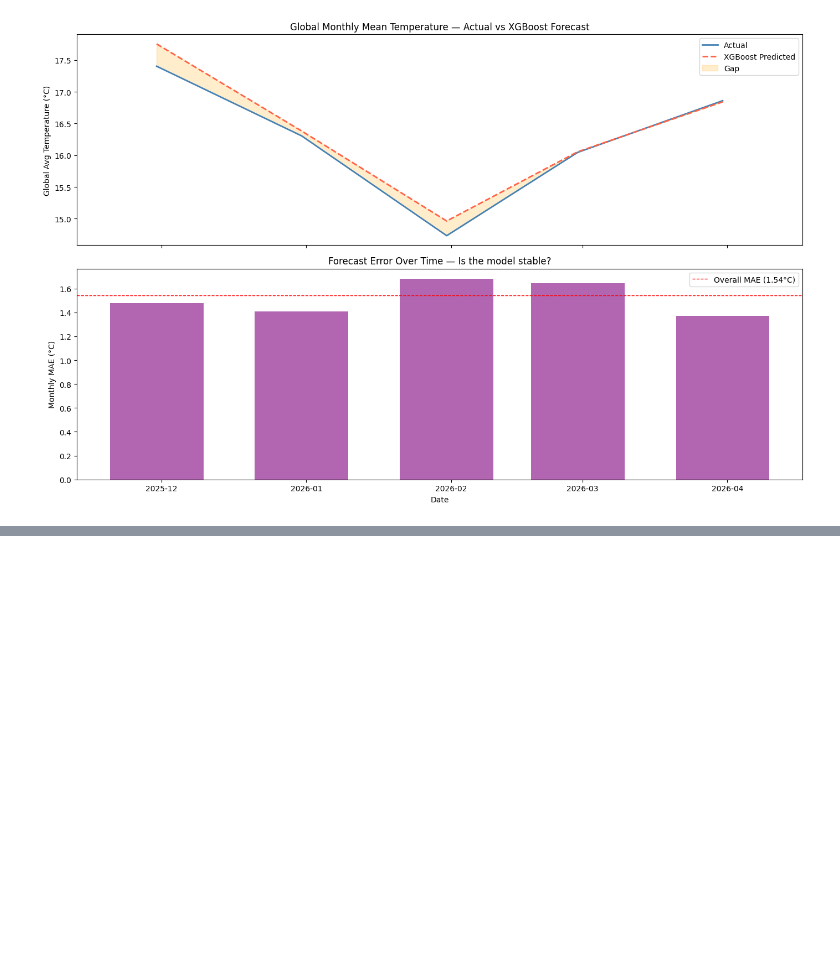
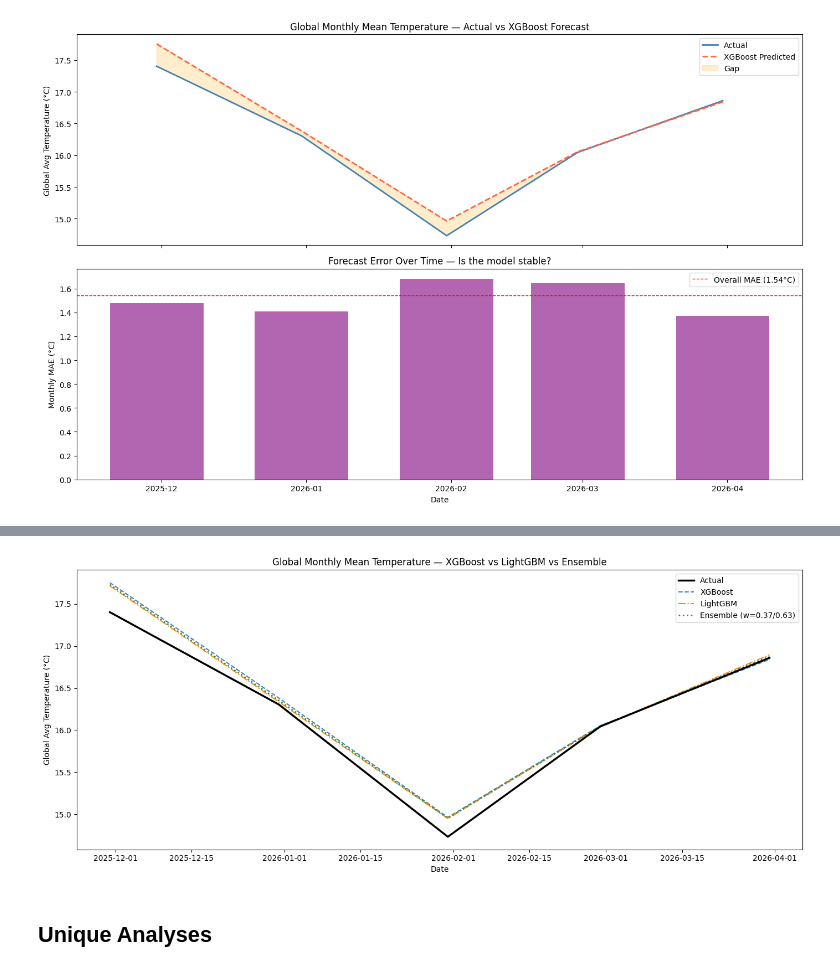
Before and after one commit to utidolas/PMAcceleratorData, a Jupyter notebook: model.ipynb, the cells around one changed output, grey strips where cells are left out. Cells and saved outputs as stored; diff of their text form; code cells hidden in the pictures; blank space fills up the shorter version.

```diff
--- a/model.ipynb
+++ b/model.ipynb
@@ -712,0 +1026,37 @@ plt.show()
+# %%
+#  TEMPORAL COMPARISON: All 3 models on global monthly mean
+
+ts_ens_df = test_feat[['last_updated', 'location_name']].copy()
+ts_ens_df['last_updated'] = pd.to_datetime(ts_ens_df['last_updated'])
+ts_ens_df['y_true']      = y_true_celsius
+ts_ens_df['xgb_pred']    = y_pred_celsius
+ts_ens_df['lgb_pred']    = y_pred_lgb_celsius
+ts_ens_df['ens_pred']    = y_ensemble_celsius
+
+monthly_cmp = ts_ens_df.set_index('last_updated').resample('ME').agg(
+    true_mean = ('y_true',   'mean'),
+    xgb_mean  = ('xgb_pred', 'mean'),
+    lgb_mean  = ('lgb_pred', 'mean'),
+    ens_mean  = ('ens_pred', 'mean'),
+).reset_index()
+
+fig, ax = plt.subplots(figsize=(14, 6))
+ax.plot(monthly_cmp['last_updated'], monthly_cmp['true_mean'],
+        color='black', linewidth=2.5, label='Actual', zorder=5)
+ax.plot(monthly_cmp['last_updated'], monthly_cmp['xgb_mean'],
+        color='steelblue', linewidth=1.5, linestyle='--', label='XGBoost')
+ax.plot(monthly_cmp['last_updated'], monthly_cmp['lgb_mean'],
+        color='darkorange', linewidth=1.5, linestyle='-.', label='LightGBM')
+ax.plot(monthly_cmp['last_updated'], monthly_cmp['ens_mean'],
+        color='seagreen', linewidth=2, linestyle=':', label=f'Ensemble (w={w_xgb:.2f}/{w_lgb:.2f})')
+
+ax.set_ylabel('Global Avg Temperature (°C)')
+ax.set_xlabel('Date')
+ax.set_title('Global Monthly Mean Temperature — XGBoost vs LightGBM vs Ensemble')
+ax.legend()
+plt.tight_layout()
+plt.show()
+# %% [output]
+[figure, added]
+# %% [markdown]
+## Unique Analyses
```
Also changed, not shown: parts of 18 cells of this notebook, 9 other files.
